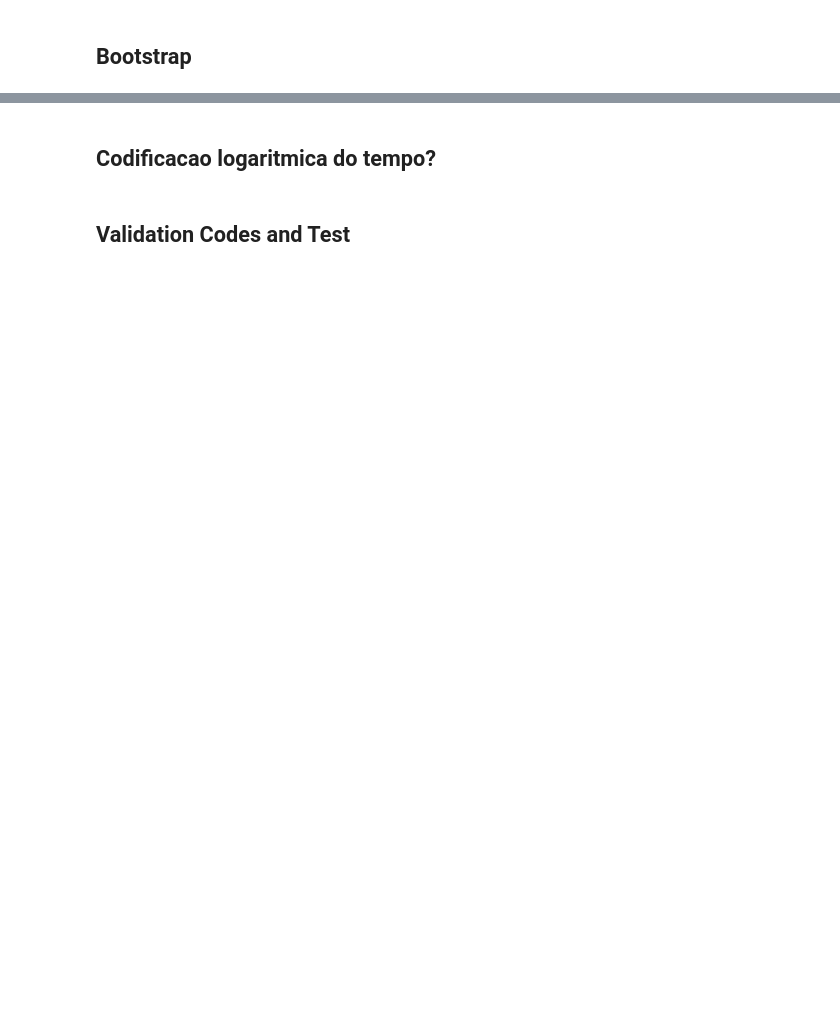
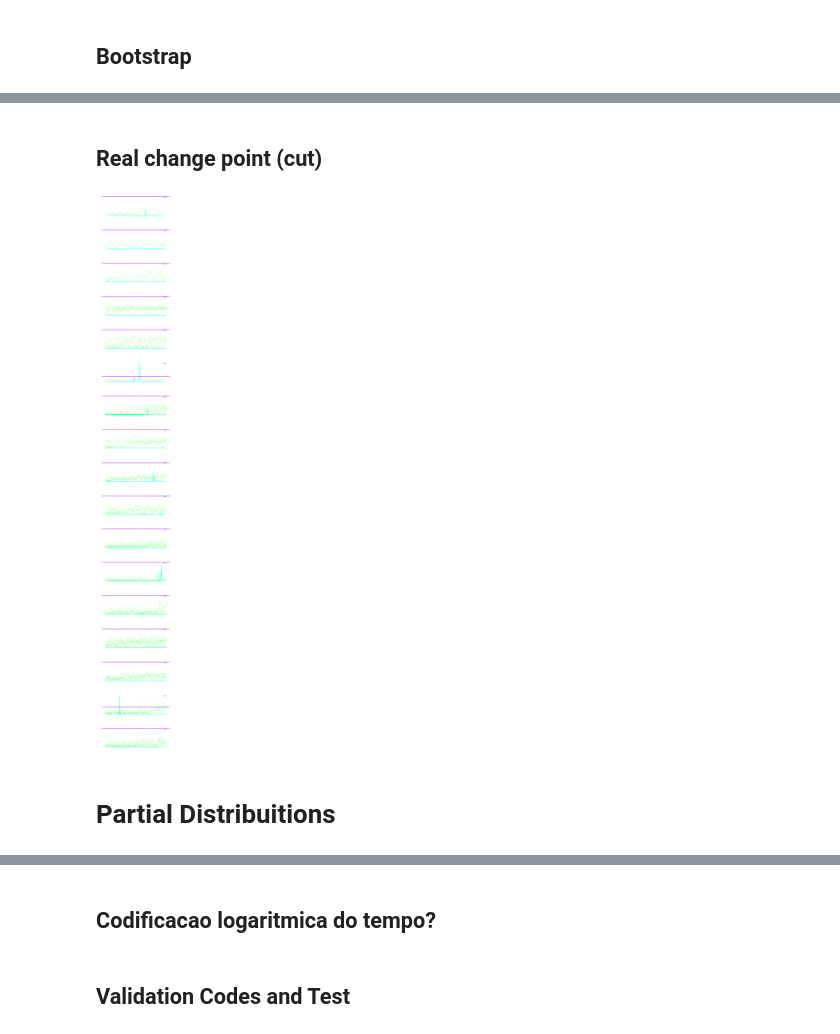
Before and after one commit to g-rm/Entropy_Learning, a Jupyter notebook: Notebooks/Exploration/Entropia de gallistel.ipynb, the cells around one changed output, grey strips where cells are left out. Cells and saved outputs as stored; diff of their text form; code cells hidden in the pictures; blank space fills up the shorter version.

```diff
--- a/Notebooks/Exploration/Entropia de gallistel.ipynb
+++ b/Notebooks/Exploration/Entropia de gallistel.ipynb
@@ -91,10 +110,0 @@ change_point = [reyes_cp(all_rats[i]['t'], 20) for i in fixed_time]
-# %%
-plt.figure(figsize=(15,20))
-
-for i in range(9):
-    plt.subplot(9, 1, i+1)
-    x = np.arange(len(change_point[i]))
-    y = change_point[i]
-    std = np.std(change_point[i])
-    plt.plot(x, change_point[i])
-    plt.axhline(std, linestyle ='-', color='g')
@@ -108,4 +116,4 @@ all_rats_fixed = [all_rats[i]['t'].values for i in fixed_time]
 z = shuffle_data(all_rats_fixed, 1000)
 # %%
 #Don't try bootstrap if shuffle_data > 1000
-z2= bootstrap(z)
+z2= [bootstrap(z[i]) for i in range(n_rats_fixed)]
@@ -120,2 +120,4 @@ cp_cut = real_cp(z3, .1)[0]
+# %%
+cp_cut = [real_cp(z2[i])[0] for i in range(n_rats_fixed)]
 # %%
 cp_cut
@@ -121,0 +142,2 @@ cp_cut
+# %% [markdown]
+## Real change point (cut)
@@ -121,0 +146,27 @@ cp_cut
+# %%
+mean = [all_rats[i]['t'].rolling(window=20, center=True).mean() for i in fixed_time]
+# %%
+plt.figure(figsize=(12,100))
+
+for i in range(n_rats_fixed):
+    plt.subplot(n_rats_fixed, 1, i+1)
+    plt.subplots_adjust(hspace=.6)
+    x = np.arange(len(change_point[i]))
+    y = change_point[i]
+    plt.plot(x, change_point[i], color='aqua')
+    aux = plt.axhline(cp_cut[i], linestyle ='-', color='darkviolet', label='.95')
+    plt.legend(handles=[aux], loc=1, fontsize='medium')
+    plt.ylabel('Change point value')
+    x_label = 'Trials Rat ' + str(fixed_time[i])
+    plt.xlabel(x_label, fontsize='medium')
+    plt.twinx()
+    plt.scatter(x, all_rats_fixed[i], s=8, alpha=1, color='lime')
+    plt.ylabel('Time')
+    plt.plot(x, mean[i], color='w', alpha=.3, label='moving average')
+    plt.legend(loc=7, fontsize='medium')
+    plt.grid()
+    #plt.savefig('reports/figures/change_point_session1_v2')
+# %% [output]
+[figure, added]
+# %% [markdown]
+# Partial Distribuitions
```
Also changed, not shown: parts of 29 cells of this notebook, 3 other files.
